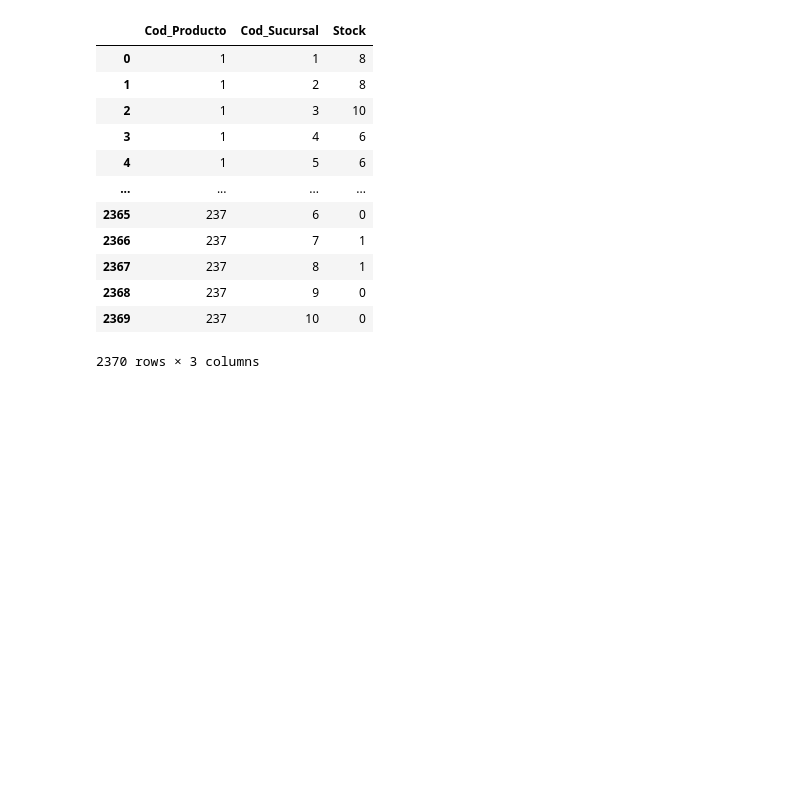
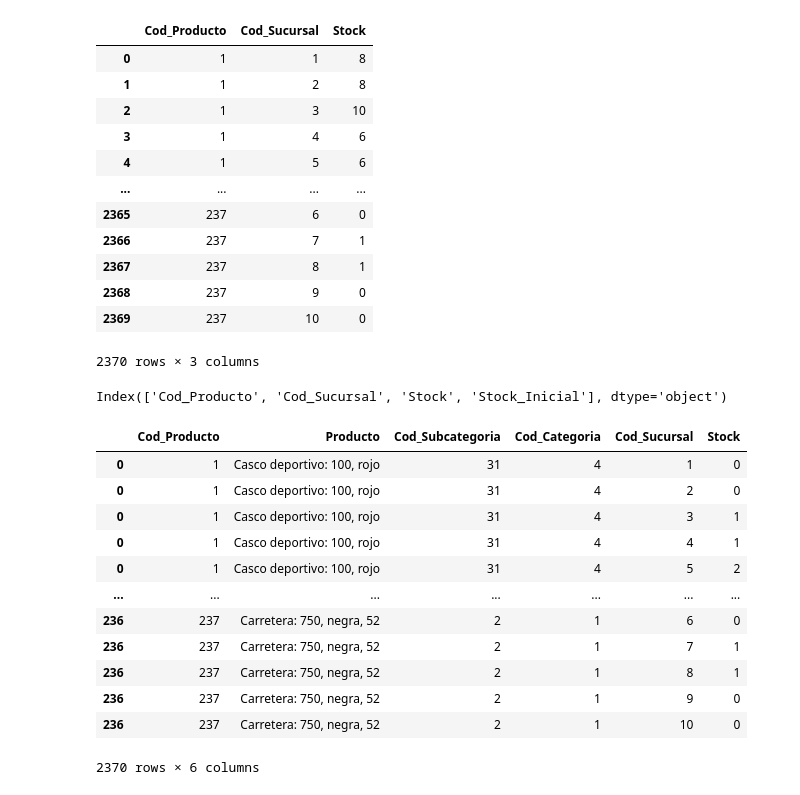
Before and after one commit to federicopfund/data-engineer, a Jupyter notebook: dataframes.ipynb, the cells around one changed output. Drawn from its saved outputs; the diff is of its cells as text; code cells hidden in the pictures; blank space fills up the shorter version.

```diff
--- a/dataframes.ipynb
+++ b/dataframes.ipynb
@@ -338,3 +341,23 @@ df_adlfs2
 | 2368 | 237 | 9 | 0 |
 | 2369 | 237 | 10 | 0 |
 2370 rows × 3 columns
+# %%
+df_adlfs2.columns
+# %% [output]
+Index(['Cod_Producto', 'Cod_Sucursal', 'Stock', 'Stock_Inicial'], dtype='object')
+# %%
+df_adlfs.join(df_adlfs2[df_adlfs2.columns[df_adlfs2.columns != 'Stock_Inicial']].set_index('Cod_Producto'), on='Cod_Producto', how='inner')
+# %% [output]
+|  | Cod_Producto | Producto | Cod_Subcategoria | Cod_Categoria | Cod_Sucursal | Stock |
+| 0 | 1 | Casco deportivo: 100, rojo | 31 | 4 | 1 | 0 |
+| 0 | 1 | Casco deportivo: 100, rojo | 31 | 4 | 2 | 0 |
+| 0 | 1 | Casco deportivo: 100, rojo | 31 | 4 | 3 | 1 |
+| 0 | 1 | Casco deportivo: 100, rojo | 31 | 4 | 4 | 1 |
+| 0 | 1 | Casco deportivo: 100, rojo | 31 | 4 | 5 | 2 |
+| ... | ... | ... | ... | ... | ... | ... |
+| 236 | 237 | Carretera: 750, negra, 52 | 2 | 1 | 6 | 0 |
+| 236 | 237 | Carretera: 750, negra, 52 | 2 | 1 | 7 | 1 |
+| 236 | 237 | Carretera: 750, negra, 52 | 2 | 1 | 8 | 1 |
+| 236 | 237 | Carretera: 750, negra, 52 | 2 | 1 | 9 | 0 |
+| 236 | 237 | Carretera: 750, negra, 52 | 2 | 1 | 10 | 0 |
+2370 rows × 6 columns
```
Also changed, not shown: parts of 4 cells of this notebook, 3 other files.
